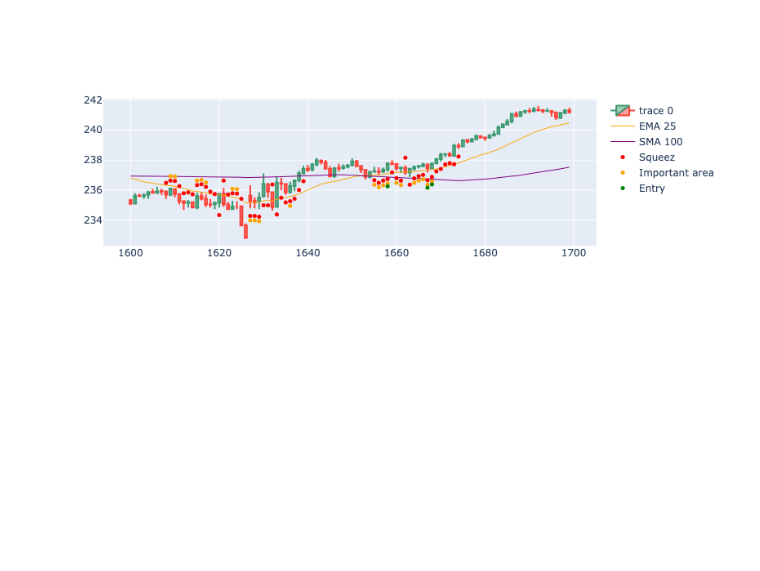
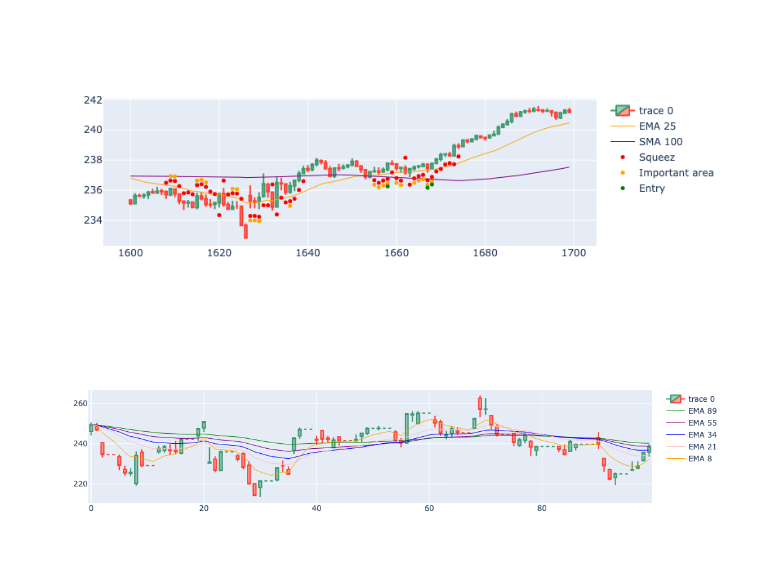
Before and after one commit to gastoncs/jupyter-docker, a Jupyter notebook: app/src/backtesting/squeez/squeez_pattern_v3.ipynb, the cells around one changed output. Drawn from its saved outputs; the diff is of its cells as text; code cells hidden in the pictures; blank space fills up the shorter version.

```diff
--- a/app/src/backtesting/squeez/squeez_pattern_v3.ipynb
+++ b/app/src/backtesting/squeez/squeez_pattern_v3.ipynb
@@ -276,3 +262,49 @@ fig.update_layout(xaxis_rangeslider_visible=False)
 fig.show()
 # %% [output]
 [figure]
+# %%
+import plotly.io as pio
+import plotly.graph_objects as go
+
+dfpl = df2[0:100]
+
+fig = go.Figure(
+    data=[
+        go.Candlestick(
+            x=dfpl.index,
+            open=dfpl['Open'],
+            high=dfpl['High'],
+            low=dfpl['Low'],
+            close=dfpl['Close']),
+        go.Scatter(
+            x=dfpl.index,
+            y=dfpl['ema89'],
+            line=dict(color='green', width=1),
+            name="EMA 89"),
+        go.Scatter(
+            x=dfpl.index,
+            y=dfpl['ema55'],
+            line=dict(color='purple', width=1),
+            name="EMA 55"),
+        go.Scatter(
+            x=dfpl.index,
+            y=dfpl['ema34'],
+            line=dict(color='blue', width=1),
+            name="EMA 34"),
+        go.Scatter(
+            x=dfpl.index,
+            y=dfpl['ema21'],
+            line=dict(color='pink', width=1),
+            name="EMA 21"),
+        go.Scatter(
+            x=dfpl.index,
+            y=dfpl['ema8'],
+            line=dict(color='orange', width=1),
+            name="EMA 8")
+    ]
+)
+
+fig.update_layout(xaxis_rangeslider_visible=False)
+fig.show()
+# %% [output]
+[figure, added]
```
Also changed, not shown: parts of 1 cell of this notebook.
